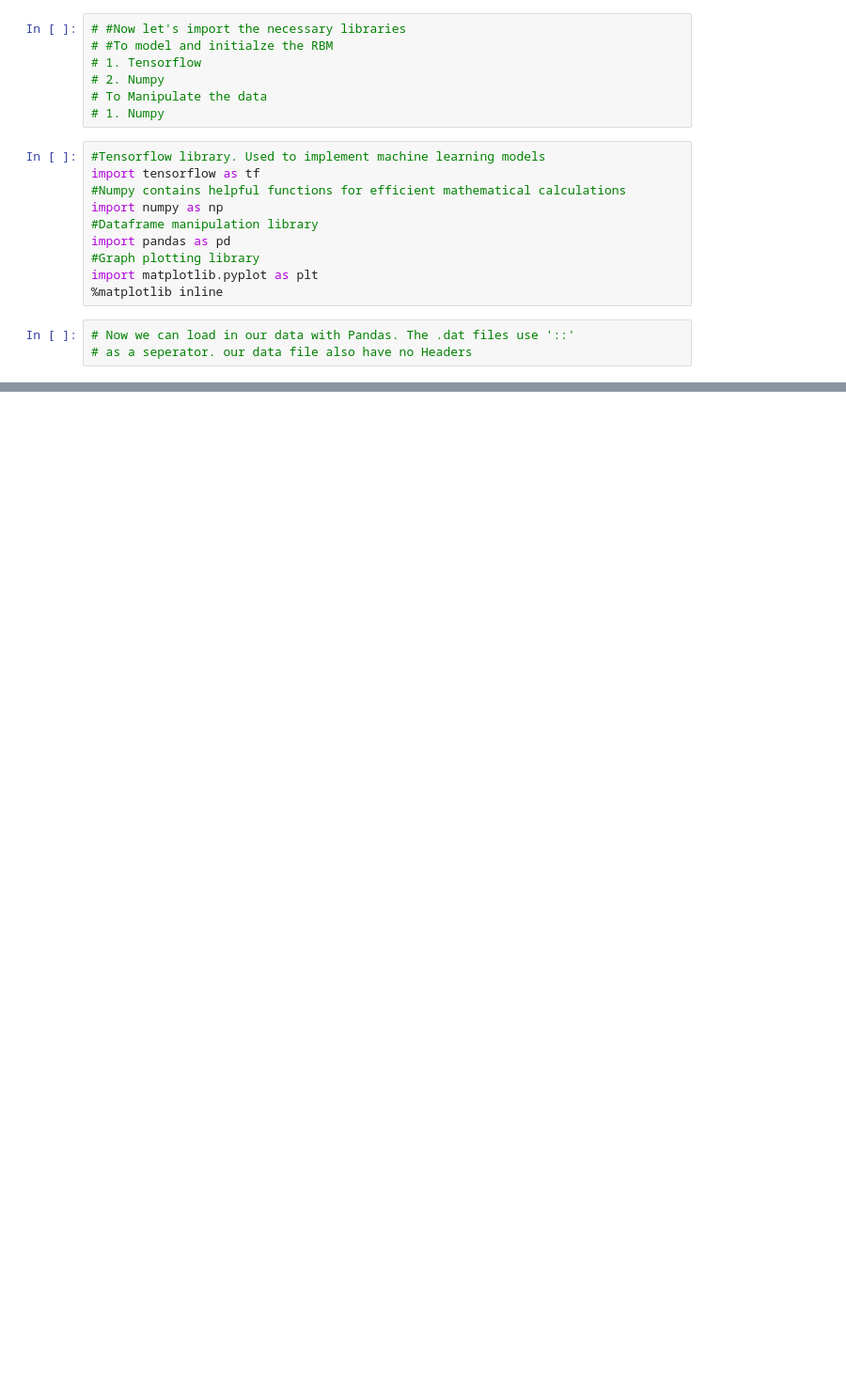
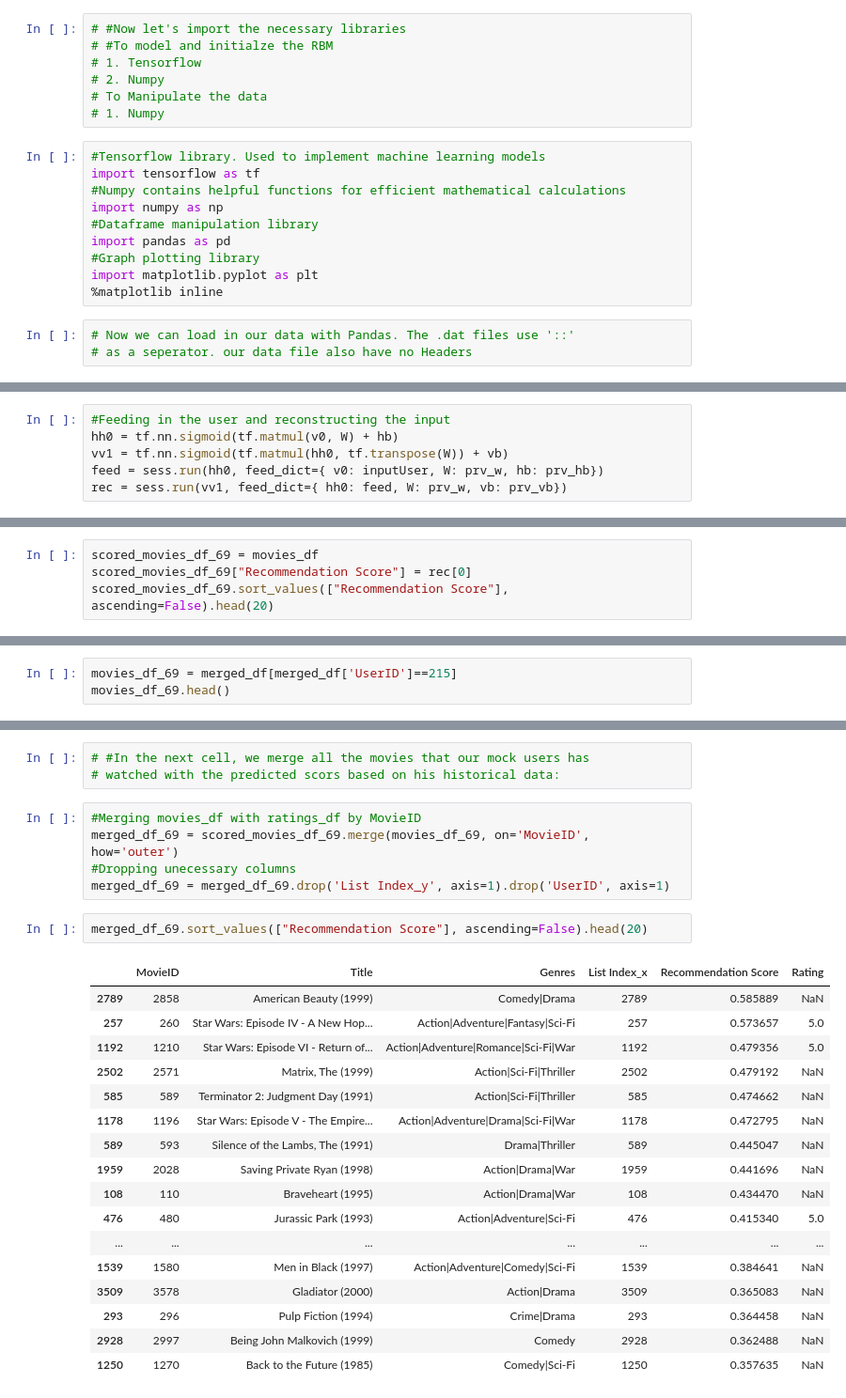
Before and after one commit to shishir-bg/Collaborative_Recommender_RBM, a Jupyter notebook: RBM_Collaborative_Recommender.ipynb, the cells around one changed output, grey strips where cells are left out. Shown: that part at 94% size. Cells and saved outputs as stored; diff of their text form; blank space fills up the shorter version.

```diff
--- a/RBM_Collaborative_Recommender.ipynb
+++ b/RBM_Collaborative_Recommender.ipynb
@@ -58,0 +256,6 @@ SyntaxError: invalid syntax (<ipython-input-15-05016128cbc4>, line 2)
+# %%
+#Feeding in the user and reconstructing the input
+hh0 = tf.nn.sigmoid(tf.matmul(v0, W) + hb)
+vv1 = tf.nn.sigmoid(tf.matmul(hh0, tf.transpose(W)) + vb)
+feed = sess.run(hh0, feed_dict={ v0: inputUser, W: prv_w, hb: prv_hb})
+rec = sess.run(vv1, feed_dict={ hh0: feed, W: prv_w, vb: prv_vb})
@@ -58,0 +265,4 @@ SyntaxError: invalid syntax (<ipython-input-15-05016128cbc4>, line 2)
+# %%
+scored_movies_df_69 = movies_df
+scored_movies_df_69["Recommendation Score"] = rec[0]
+scored_movies_df_69.sort_values(["Recommendation Score"], ascending=False).head(20)
@@ -58,0 +299,3 @@ SyntaxError: invalid syntax (<ipython-input-15-05016128cbc4>, line 2)
+# %%
+movies_df_69 = merged_df[merged_df['UserID']==215]
+movies_df_69.head()
@@ -58,0 +309,28 @@ SyntaxError: invalid syntax (<ipython-input-15-05016128cbc4>, line 2)
+# %%
+# #In the next cell, we merge all the movies that our mock users has
+# watched with the predicted scors based on his historical data:
+# %%
+#Merging movies_df with ratings_df by MovieID
+merged_df_69 = scored_movies_df_69.merge(movies_df_69, on='MovieID', how='outer')
+#Dropping unecessary columns
+merged_df_69 = merged_df_69.drop('List Index_y', axis=1).drop('UserID', axis=1)
+# %%
+merged_df_69.sort_values(["Recommendation Score"], ascending=False).head(20)
+# %% [output]
+|  | MovieID | Title | Genres | List Index_x | Recommendation Score | Rating |
+| 2789 | 2858 | American Beauty (1999) | Comedy|Drama | 2789 | 0.585889 | NaN |
+| 257 | 260 | Star Wars: Episode IV - A New Hop... | Action|Adventure|Fantasy|Sci-Fi | 257 | 0.573657 | 5.0 |
+| 1192 | 1210 | Star Wars: Episode VI - Return of... | Action|Adventure|Romance|Sci-Fi|War | 1192 | 0.479356 | 5.0 |
+| 2502 | 2571 | Matrix, The (1999) | Action|Sci-Fi|Thriller | 2502 | 0.479192 | NaN |
+| 585 | 589 | Terminator 2: Judgment Day (1991) | Action|Sci-Fi|Thriller | 585 | 0.474662 | NaN |
+| 1178 | 1196 | Star Wars: Episode V - The Empire... | Action|Adventure|Drama|Sci-Fi|War | 1178 | 0.472795 | NaN |
+| 589 | 593 | Silence of the Lambs, The (1991) | Drama|Thriller | 589 | 0.445047 | NaN |
+| 1959 | 2028 | Saving Private Ryan (1998) | Action|Drama|War | 1959 | 0.441696 | NaN |
+| 108 | 110 | Braveheart (1995) | Action|Drama|War | 108 | 0.434470 | NaN |
+| 476 | 480 | Jurassic Park (1993) | Action|Adventure|Sci-Fi | 476 | 0.415340 | 5.0 |
+| ... | ... | ... | ... | ... | ... | ... |
+| 1539 | 1580 | Men in Black (1997) | Action|Adventure|Comedy|Sci-Fi | 1539 | 0.384641 | NaN |
+| 3509 | 3578 | Gladiator (2000) | Action|Drama | 3509 | 0.365083 | NaN |
+| 293 | 296 | Pulp Fiction (1994) | Crime|Drama | 293 | 0.364458 | NaN |
+| 2928 | 2997 | Being John Malkovich (1999) | Comedy | 2928 | 0.362488 | NaN |
+| 1250 | 1270 | Back to the Future (1985) | Comedy|Sci-Fi | 1250 | 0.357635 | NaN |
```
Also changed, not shown: parts of 34 cells of this notebook.
